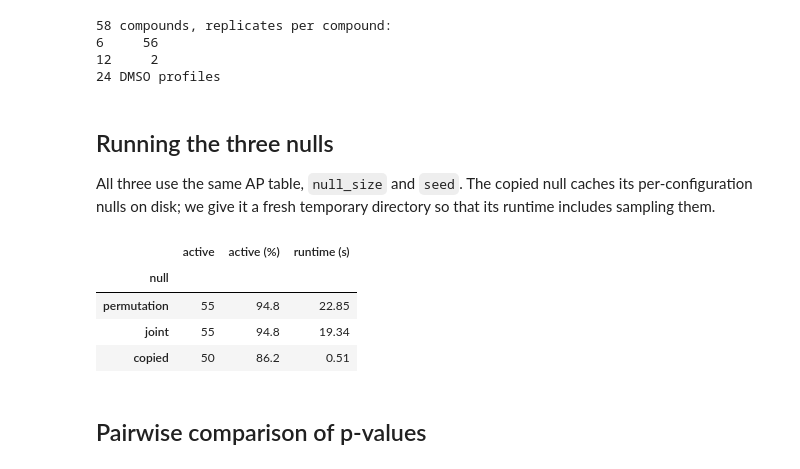
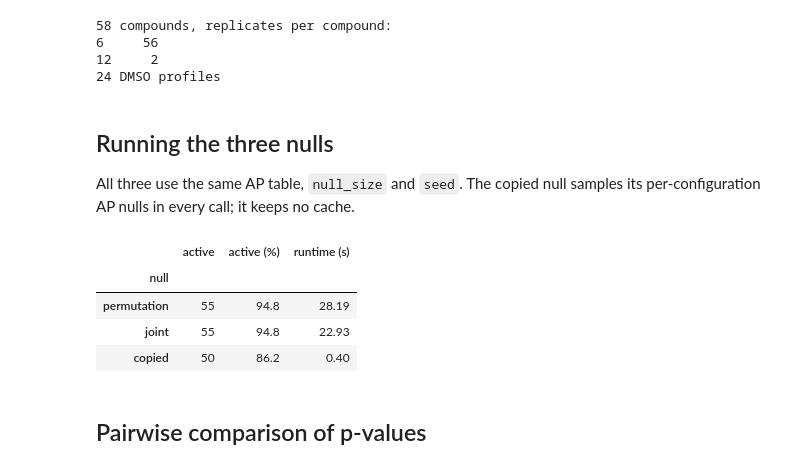
Before and after one commit to alxndrkalinin/copairs, a Jupyter notebook: docs/examples/null_comparison.ipynb, the cells around one changed output. Cells and saved outputs as stored; diff of their text form; code cells hidden in the pictures.

```diff
--- a/docs/examples/null_comparison.ipynb
+++ b/docs/examples/null_comparison.ipynb
@@ -71,51 +70,49 @@ print(f"{(df['Metadata_broad_sample'] == 'DMSO').sum()} DMSO profiles")
 # %% [markdown]
 ## Running the three nulls
 
-All three use the same AP table, `null_size` and `seed`. The copied null caches its per-configuration nulls on disk; we give it a fresh temporary directory so that its runtime includes sampling them.
+All three use the same AP table, `null_size` and `seed`. The copied null samples its per-configuration AP nulls in every call; it keeps no cache.
 # %%
 nulls = ["permutation", "joint", "copied"]
 null_size = 1_000_000
 seed = 0
 
 
 def run_null(ap, null, null_size=null_size):
     """Return the mAP table of ``ap`` under ``null`` and the call's runtime."""
-    with tempfile.TemporaryDirectory() as cache_dir:
-        start = perf_counter()
-        result = map.mean_average_precision(
-            ap,
-            pos_sameby,
-            null_size=null_size,
-            threshold=0.05,
-            seed=seed,
-            null=null,
-            cache_dir=cache_dir,
-            progress_bar=False,
-        )
-        return result, perf_counter() - start
+    start = perf_counter()
+    result = map.mean_average_precision(
+        ap,
+        pos_sameby,
+        null_size=null_size,
+        threshold=0.05,
+        seed=seed,
+        null=null,
+        progress_bar=False,
+    )
+    return result, perf_counter() - start
 
 
 maps = {}
 summary = []
 for null in nulls:
     result, runtime = run_null(activity_ap, null)
     maps[null] = result.set_index("Metadata_broad_sample")
     active = maps[null]["below_corrected_p"]
     summary.append(
         {
             "null": null,
             "active": int(active.sum()),
             "active (%)": round(100 * active.mean(), 1),
             "runtime (s)": round(runtime, 2),
         }
     )
 pd.DataFrame(summary).set_index("null")
 # %% [output]
 |  | active | active (%) | runtime (s) |
 | null |  |  |  |
-| permutation | 55 | 94.8 | 22.85 |
-| joint | 55 | 94.8 | 19.34 |
-| copied | 50 | 86.2 | 0.51 |
+| permutation | 55 | 94.8 | 28.19 |
+| joint | 55 | 94.8 | 22.93 |
+| copied | 50 | 86.2 | 0.40 |
 # %% [markdown]
 ## Pairwise comparison of p-values
 # %%
```
Also changed, not shown: parts of 4 cells of this notebook, 2 other files.
